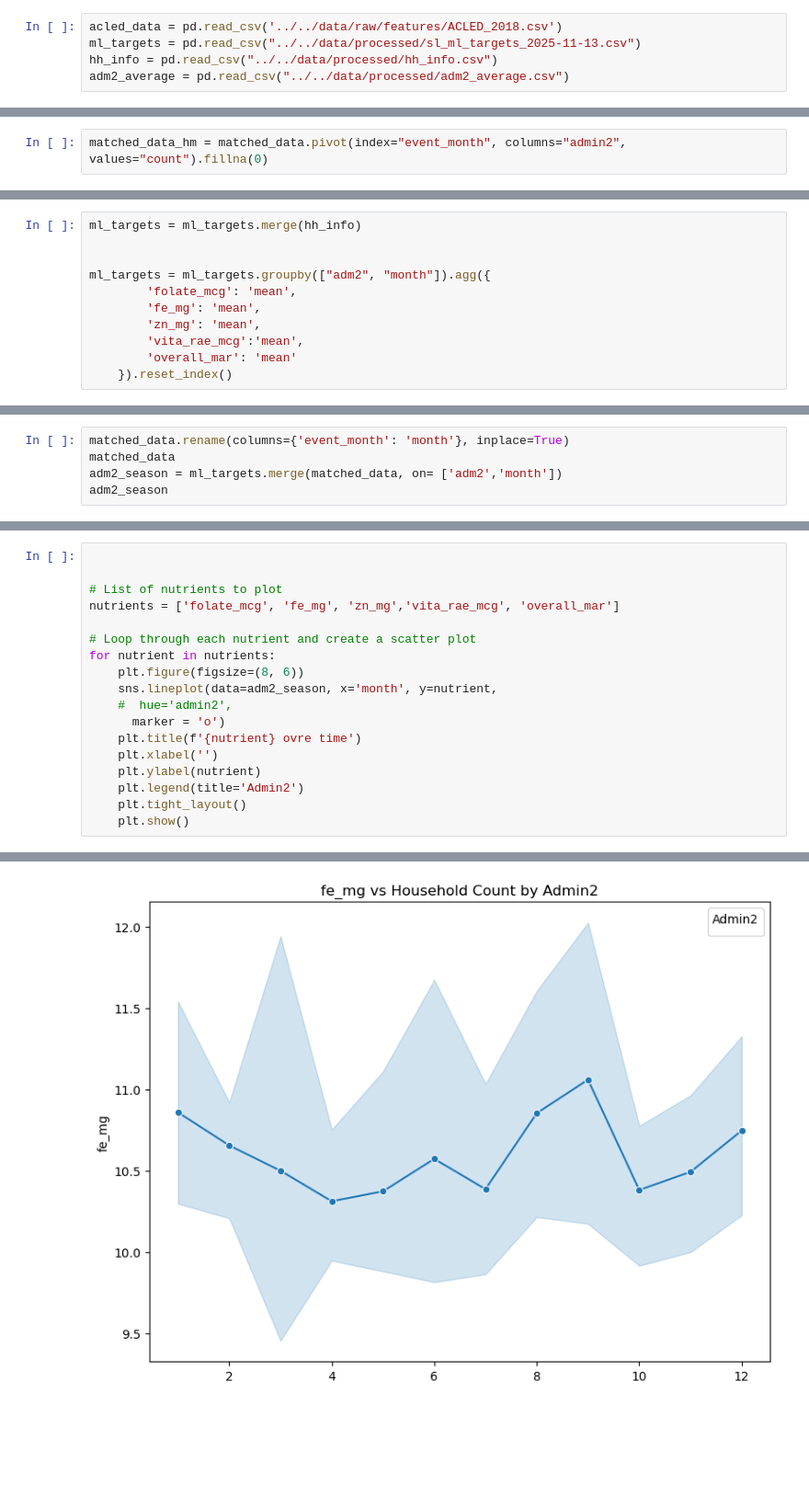
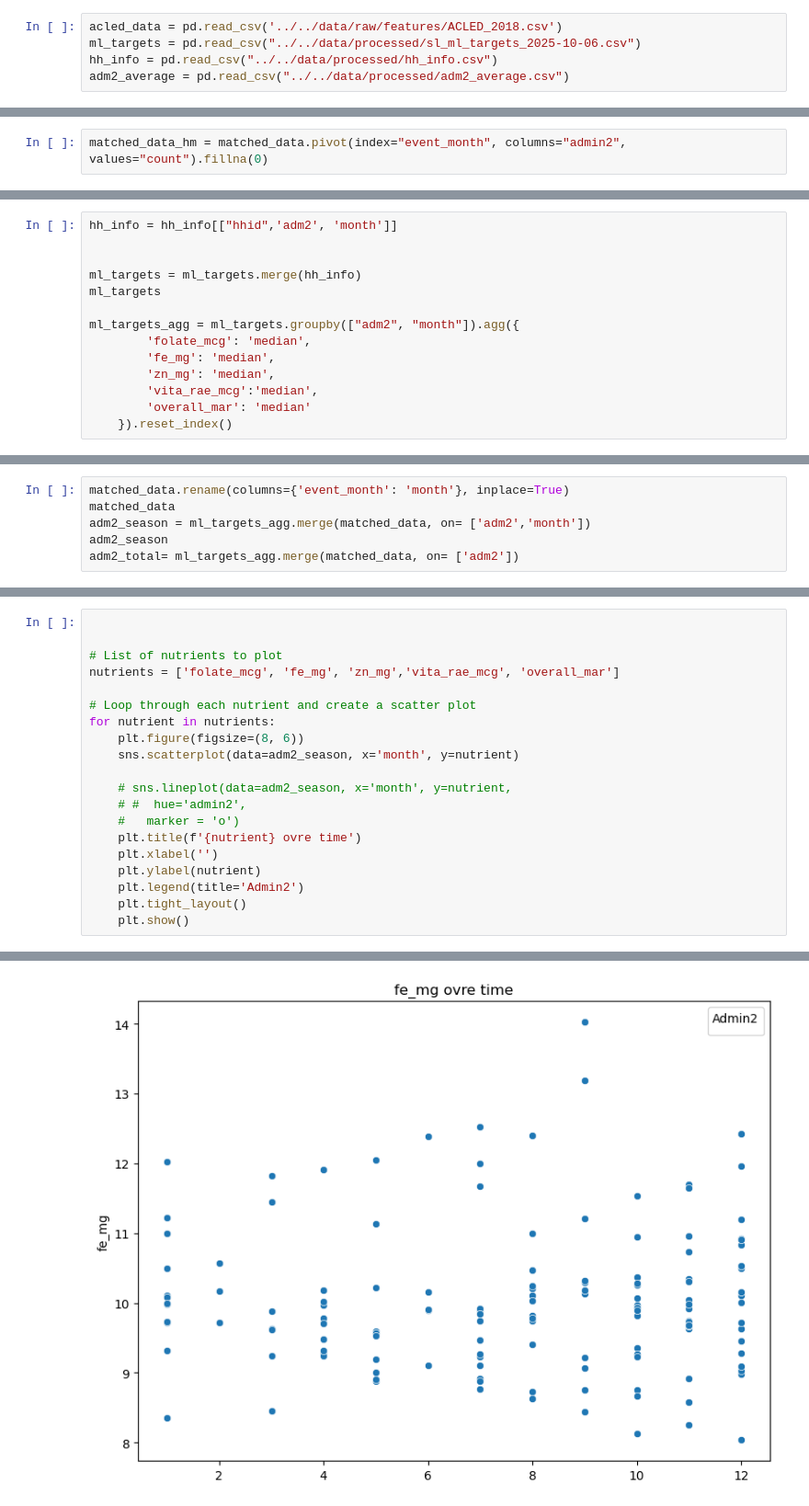
Before and after one commit to MIMI-wfp/sri_lanka, a Jupyter notebook: src/python/acled_variables.ipynb, the cells around one changed output, grey strips where cells are left out. Shown at 92% size. Cells and saved outputs as stored; diff of their text form; blank space fills up the shorter version.

```diff
--- a/src/python/acled_variables.ipynb
+++ b/src/python/acled_variables.ipynb
@@ -8,7 +8,7 @@ from datetime import datetime
 import os
 # %%
 acled_data = pd.read_csv('../../data/raw/features/ACLED_2018.csv')
-ml_targets = pd.read_csv("../../data/processed/sl_ml_targets_2025-11-13.csv")
+ml_targets = pd.read_csv("../../data/processed/sl_ml_targets_2025-10-06.csv")
 hh_info = pd.read_csv("../../data/processed/hh_info.csv")
 adm2_average = pd.read_csv("../../data/processed/adm2_average.csv")
 # %%
@@ -125,15 +117,18 @@ plt.show()
 # %% [output]
 [figure]
 # %%
-ml_targets = ml_targets.merge(hh_info)
+hh_info = hh_info[["hhid",'adm2', 'month']]
 
 
-ml_targets = ml_targets.groupby(["adm2", "month"]).agg({
-        'folate_mcg': 'mean',
-        'fe_mg': 'mean',
-        'zn_mg': 'mean',
-        'vita_rae_mcg':'mean',
-        'overall_mar': 'mean'
+ml_targets = ml_targets.merge(hh_info)
+ml_targets
+
+ml_targets_agg = ml_targets.groupby(["adm2", "month"]).agg({
+        'folate_mcg': 'median',
+        'fe_mg': 'median',
+        'zn_mg': 'median',
+        'vita_rae_mcg':'median',
+        'overall_mar': 'median'
     }).reset_index()
 # %%
 ml_targets
@@ -154,5 +149,6 @@ ml_targets
 # %%
 matched_data.rename(columns={'event_month': 'month'}, inplace=True)
 matched_data
-adm2_season = ml_targets.merge(matched_data, on= ['adm2','month'])
+adm2_season = ml_targets_agg.merge(matched_data, on= ['adm2','month'])
 adm2_season
+adm2_total= ml_targets_agg.merge(matched_data, on= ['adm2'])
@@ -179,9 +161,11 @@ nutrients = ['folate_mcg', 'fe_mg', 'zn_mg','vita_rae_mcg', 'overall_mar']
 # Loop through each nutrient and create a scatter plot
 for nutrient in nutrients:
     plt.figure(figsize=(8, 6))
-    sns.lineplot(data=adm2_season, x='month', y=nutrient,
-    #  hue='admin2',
-      marker = 'o')
+    sns.scatterplot(data=adm2_season, x='month', y=nutrient)
+
+    # sns.lineplot(data=adm2_season, x='month', y=nutrient,
+    # #  hue='admin2',
+    #   marker = 'o')
     plt.title(f'{nutrient} ovre time')
     plt.xlabel('')
     plt.ylabel(nutrient)
@@ -194,3 +178,3 @@ No artists with labels found to put in legend.  Note that artists whose label st
 No artists with labels found to put in legend.  Note that artists whose label start with an underscore are ignored when legend() is called with no argument.
-[figure, old version]
+[figure, new version]
 No artists with labels found to put in legend.  Note that artists whose label start with an underscore are ignored when legend() is called with no argument.
```
Also changed, not shown: parts of 12 cells of this notebook.
